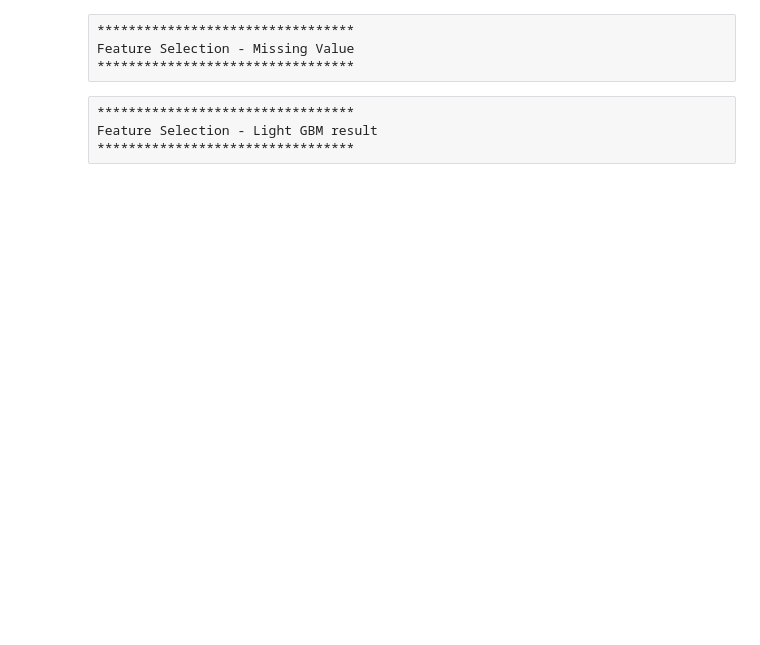
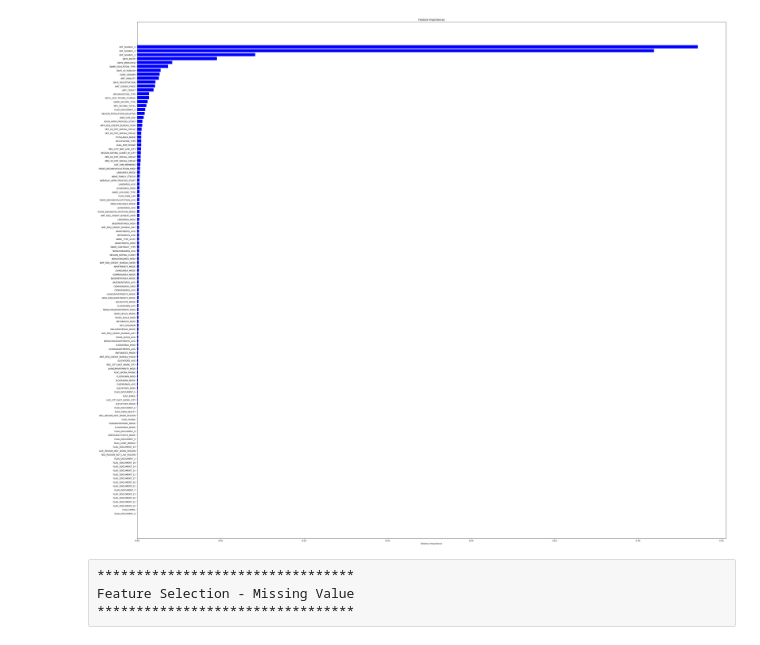
Before and after one commit to amyliaw/CS6220-Data-Mining-Project, a Jupyter notebook: Project - PreProcessing.ipynb, the cells around one changed output. Drawn from its saved outputs; the diff is of its cells as text; code cells hidden in the pictures; blank space fills up the shorter version.

```diff
--- a/Project - PreProcessing.ipynb
+++ b/Project - PreProcessing.ipynb
@@ -29,4 +36,5 @@ import matplotlib.pyplot as plt
 # %%
 #load in the file (application_train.csv)
 app_train = pd.read_csv('/Users/amy/Desktop/project data/application_train.csv.zip', compression='zip', header=0, sep=',', quotechar='"')
-app_train.head()
+
+app_test = pd.read_csv('/Users/amy/Desktop/project data/application_test.csv.zip', compression='zip', header=0, sep=',', quotechar='"')
@@ -40,0 +706,27 @@ app_train.head()
+# %%
+
+from sklearn.ensemble import RandomForestClassifier
+from sklearn import datasets
+from sklearn.model_selection import train_test_split
+from sklearn.feature_selection import SelectFromModel
+from sklearn.metrics import accuracy_score
+from sklearn import preprocessing
+
+
+categorical_feats = [
+    f for f in app_train.columns if app_train[f].dtype == 'object']
+
+for col in categorical_feats:
+    lb = preprocessing.LabelEncoder()
+    lb.fit(list(app_train[col].values.astype('str')) + list(app_test[col].values.astype('str')))
+    app_train[col] = lb.transform(list(app_train[col].values.astype('str')))
+    app_test[col] = lb.transform(list(app_test[col].values.astype('str')))
+
+
+app_train.fillna(-999, inplace = True)
+# %%
+from sklearn.ensemble import RandomForestClassifier
+# Create a random forest classifier
+rf = RandomForestClassifier(n_estimators=50, max_depth=8, min_samples_leaf=4, max_features=0.5, random_state=2018)
+rf.fit(app_train.drop(['SK_ID_CURR', 'TARGET'],axis=1), app_train.TARGET)
+features = app_train.drop(['SK_ID_CURR', 'TARGET'],axis=1).columns.values
@@ -41,3 +763,19 @@ app_train.head()
+# %%
+# visualize on the gini index
+
+import matplotlib.pyplot as plt
+from matplotlib.pyplot import figure
+
+importances = rf.feature_importances_
+indices = np.argsort(importances)
+figure(num=None, figsize=(50, 45), dpi=80, facecolor='w', edgecolor='k')
+plt.title('Feature Importances')
+plt.barh(range(len(indices)), importances[indices], color='b', align='center')
+plt.yticks(range(len(indices)), features[indices])
+plt.xlabel('Relative Importance')
+plt.show()
+# %% [output]
+[figure, added]
 # %% [raw]
 *********************************
 Feature Selection - Missing Value
@@ -50,7 +792,3 @@ Feature Selection - Missing Value
 app_train.drop(['COMMONAREA_MEDI', 'COMMONAREA_AVG', 'COMMONAREA_MODE', 'NONLIVINGAPARTMENTS_MODE','NONLIVINGAPARTMENTS_MEDI',
                'NONLIVINGAPARTMENTS_AVG','FONDKAPREMONT_MODE','LIVINGAPARTMENTS_MEDI','LIVINGAPARTMENTS_MODE','LIVINGAPARTMENTS_AVG',
                'FLOORSMIN_MEDI','FLOORSMIN_MODE','FLOORSMIN_AVG','YEARS_BUILD_MEDI','YEARS_BUILD_AVG','YEARS_BUILD_MODE','OWN_CAR_AGE'], axis=1, inplace=True)
-# %% [raw]
-*********************************
-Feature Selection - Light GBM result
-*********************************
```
Also changed, not shown: parts of 12 cells of this notebook, 1 other file.
